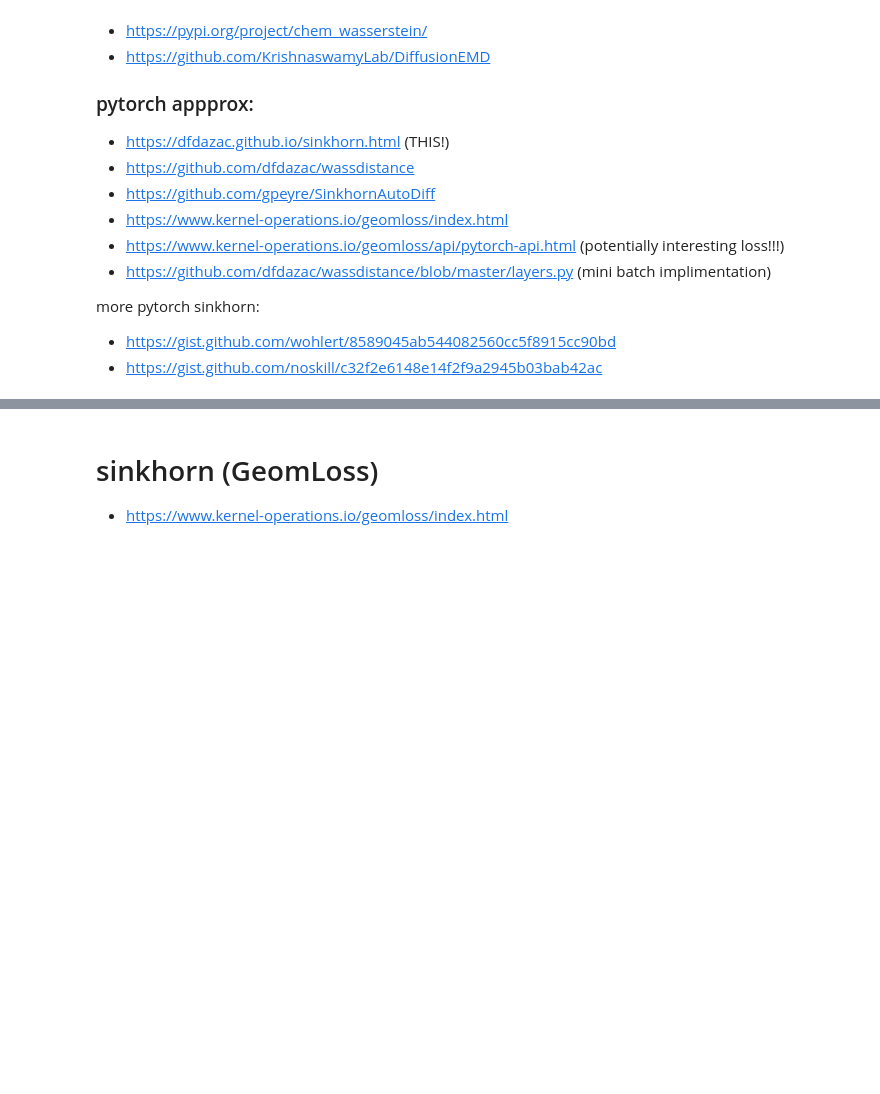
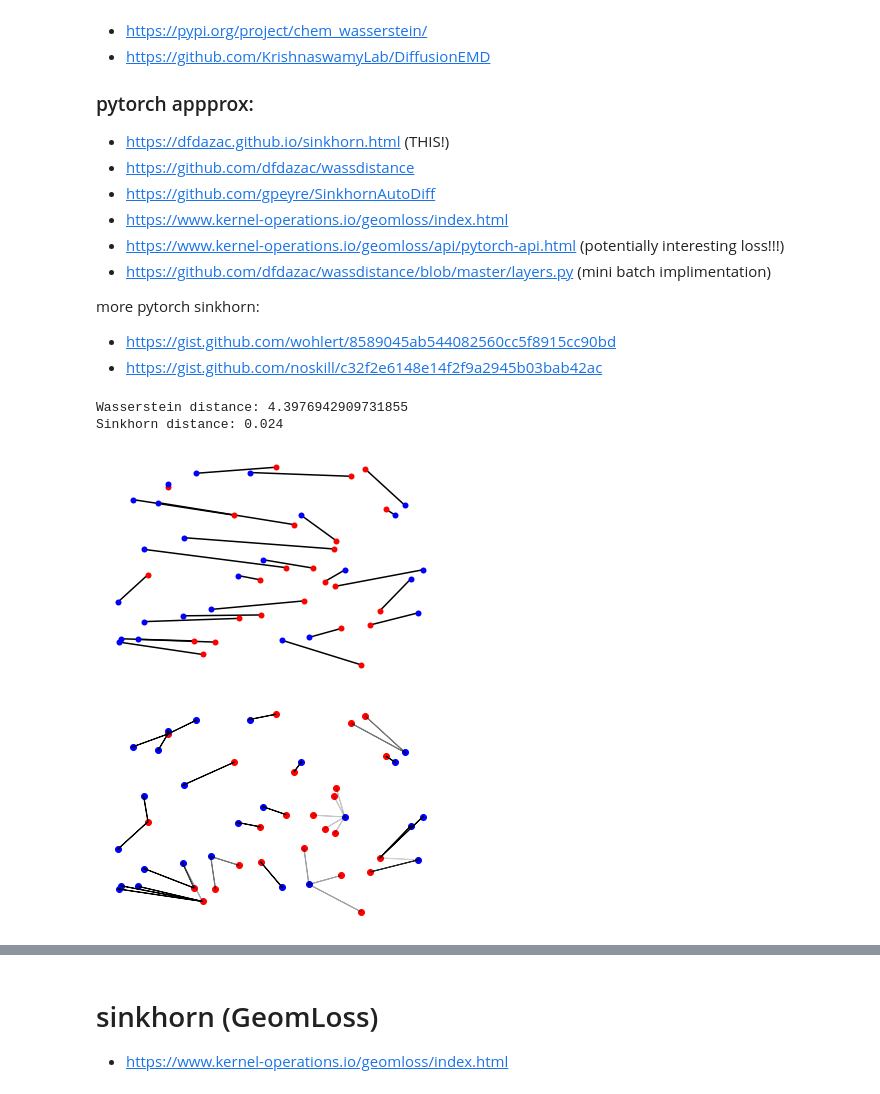
Before and after one commit to Polichinel/HydraNet_001, a Jupyter notebook: wasserstein_test.ipynb, the cells around one changed output, grey strips where cells are left out. Saved outputs shown, nothing was run; the diff lists cells and outputs as text; code cells hidden in the pictures; blank space fills up the shorter version.

```diff
--- a/wasserstein_test.ipynb
+++ b/wasserstein_test.ipynb
@@ -36,0 +70,28 @@ import matplotlib.pyplot as plt
+# %%
+# data
+M = 25 # go higer then and lap top can't allocate enough ram. No issue on computerome
+coords0, coords1 = np.random.rand(2, M, 2) # would be spatial coordinates of dist0 and dist1
+weights0, weights1 = np.ones([2,M]) # no/same weights
+
+#wasserstein ---------------------------------------------
+emd = wasserstein.EMD(n_iter_max = 1000)
+emd_val = emd(weights0, coords0, weights1, coords1)
+print('Wasserstein distance:', emd_val)
+
+
+#sinkhorn -------------------------------------------------
+x = torch.tensor(coords0, dtype=torch.float)
+y = torch.tensor(coords1, dtype=torch.float)
+
+sinkhorn = SinkhornDistance(eps=0.0001, max_iter=1000, reduction='none')
+dist, P, C = sinkhorn(x, y)
+print("Sinkhorn distance: {:.3f}".format(dist.item()))
+# %% [output]
+Wasserstein distance: 4.3976942909731855
+Sinkhorn distance: 0.024
+# %%
+show_wasserstein2d(emd, weights0, coords0, weights1, coords1)
+show_sinkhorn2d(x, y, P)
+# %% [output]
+[figure, added]
+[figure, added]
```
Also changed, not shown: parts of 13 cells of this notebook.
